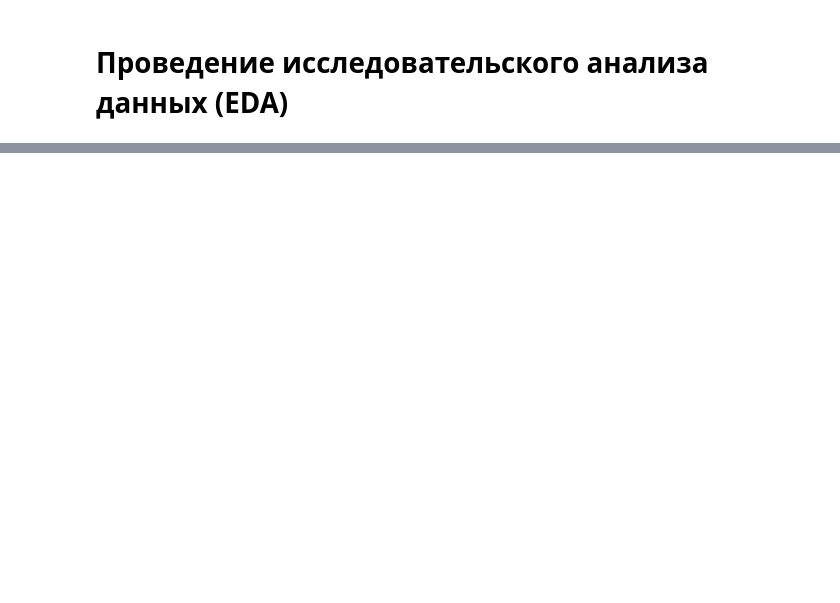
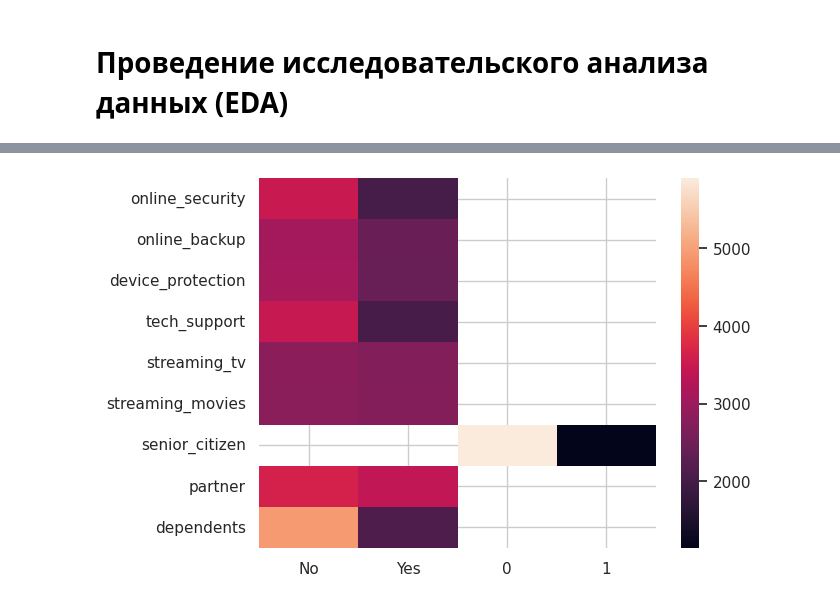
Before and after one commit to darthKwisatzHaderach/mle-mlflow, a Jupyter notebook: users_churn_EDA.ipynb, the cells around one changed output, grey strips where cells are left out. Drawn from its saved outputs; the diff is of its cells as text; code cells hidden in the pictures; blank space fills up the shorter version.

```diff
--- a/users_churn_EDA.ipynb
+++ b/users_churn_EDA.ipynb
@@ -14,3 +18,21 @@ True
+# %%
+TABLE_NAME = "users_churn" # таблица с данными в postgres
+
+TRACKING_SERVER_HOST = "127.0.0.1"
+TRACKING_SERVER_PORT = 5000
+
+EXPERIMENT_NAME = "Feature_engineering_lession_3"
+RUN_NAME = "eda"
+
+ASSETS_DIR = "assets"
+
+os.makedirs(ASSETS_DIR, exist_ok=True)
+
+pd.options.display.max_columns = 100
+pd.options.display.max_rows = 64
+
+sns.set_style("white")
+sns.set_theme(style="whitegrid")
 # %%
 connection = {"sslmode": "require", "target_session_attrs": "read-write"}
 postgres_credentials = {
@@ -37,0 +116,16 @@ df.shape
+# %%
+x = "customer_id"
+binary_columns = [
+    "online_security",
+    "online_backup",
+    "device_protection",
+    "tech_support",
+    "streaming_tv",
+    "streaming_movies",
+    "senior_citizen",
+    "partner",
+    "dependents",
+]
+stat = ["count"]
+
+print(df.groupby(binary_columns).agg(stat[0])[x].reset_index().sort_values(by=x, ascending=False).head(10))
@@ -37,0 +153,6 @@ df.shape
+# %%
+heat_df = df[binary_columns].apply(pd.Series.value_counts).T
+sns.heatmap(heat_df)
+plt.savefig(os.path.join(ASSETS_DIR, 'cat_features_2_binary_heatmap'))
+# %% [output]
+[figure, added]
```
Also changed, not shown: parts of 17 cells of this notebook, 7 other files.
